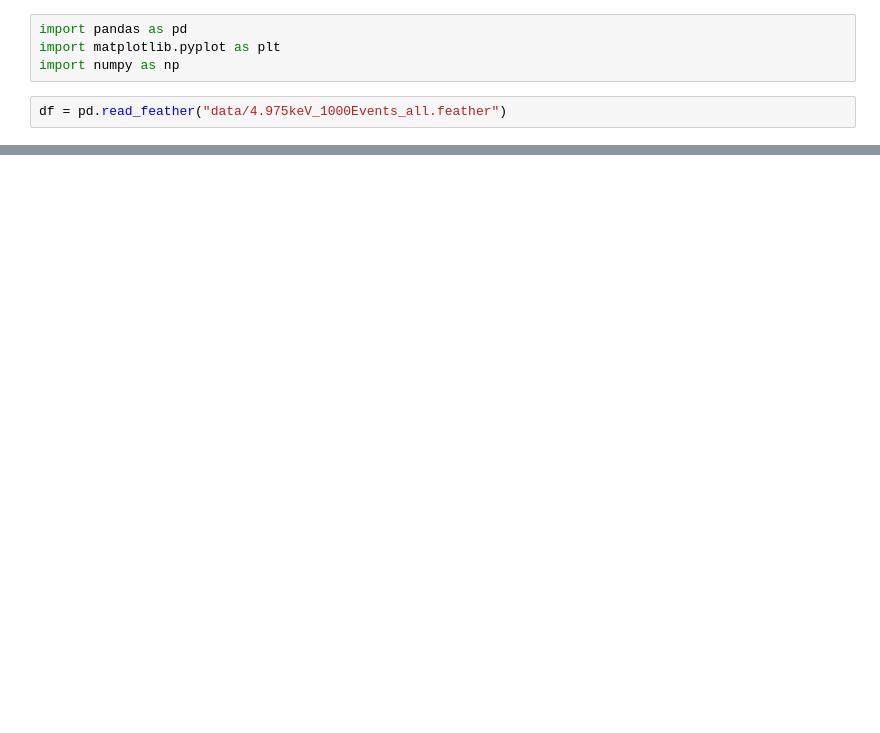
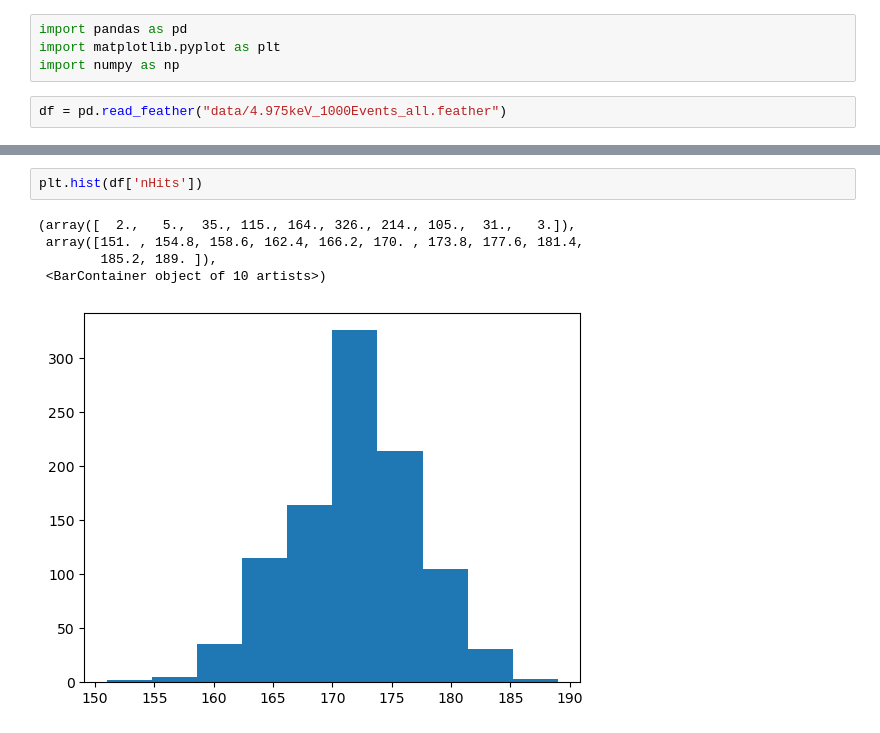
Before and after one commit to jschuel/MIGDAL_simulator, a Jupyter notebook: plot_output.ipynb, the cells around one changed output, grey strips where cells are left out. Drawn from its saved outputs; the diff is of its cells as text; blank space fills up the shorter version.

```diff
--- a/plot_output.ipynb
+++ b/plot_output.ipynb
@@ -30,0 +100,8 @@ plt.show()
+# %%
+plt.hist(df['nHits'])
+# %% [output]
+(array([  2.,   5.,  35., 115., 164., 326., 214., 105.,  31.,   3.]),
+ array([151. , 154.8, 158.6, 162.4, 166.2, 170. , 173.8, 177.6, 181.4,
+        185.2, 189. ]),
+ <BarContainer object of 10 artists>)
+[figure, added]
```
Also changed, not shown: parts of 8 cells of this notebook, 3 other files.
